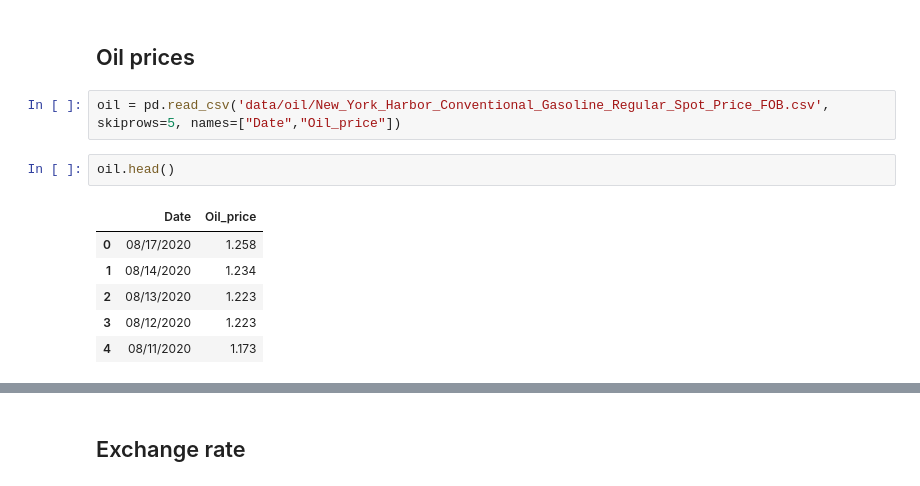
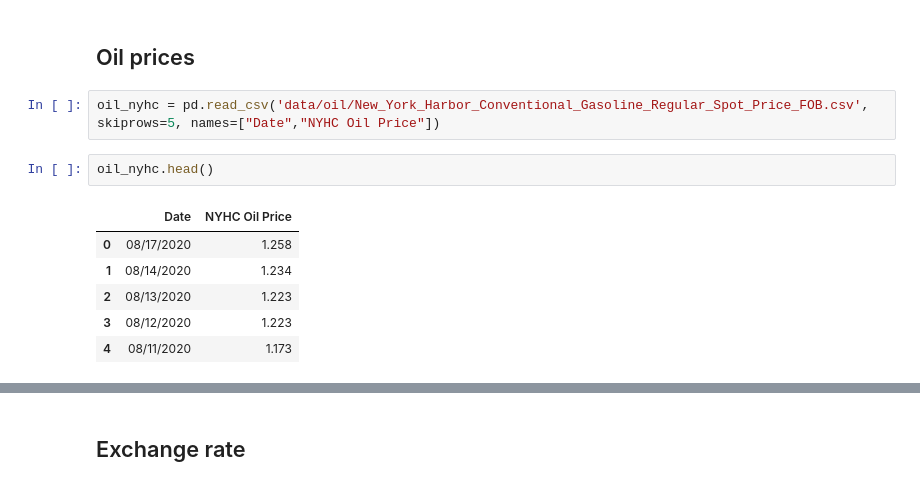
Before and after one commit to jbjbjb1/demo_fuel_project, a Jupyter notebook: explore/1_collect_data.ipynb, the cells around one changed output, grey strips where cells are left out. Saved outputs shown, nothing was run; the diff lists cells and outputs as text.

```diff
--- a/explore/1_collect_data.ipynb
+++ b/explore/1_collect_data.ipynb
@@ -109,11 +109,11 @@ fuel_prices_df_arm_daily_mean_out.rename(columns = {'PUBLISH_DATE':'Date', 'PROD
 # %% [markdown]
 ## Oil prices
 # %%
-oil = pd.read_csv('data/oil/New_York_Harbor_Conventional_Gasoline_Regular_Spot_Price_FOB.csv', skiprows=5, names=["Date","Oil_price"])
+oil_nyhc = pd.read_csv('data/oil/New_York_Harbor_Conventional_Gasoline_Regular_Spot_Price_FOB.csv', skiprows=5, names=["Date","NYHC Oil Price"])
 # %%
-oil.head()
+oil_nyhc.head()
 # %% [output]
-|  | Date | Oil_price |
+|  | Date | NYHC Oil Price |
 | 0 | 08/17/2020 | 1.258 |
 | 1 | 08/14/2020 | 1.234 |
 | 2 | 08/13/2020 | 1.223 |
```
Also changed, not shown: parts of 12 cells of this notebook, 8 other files.
